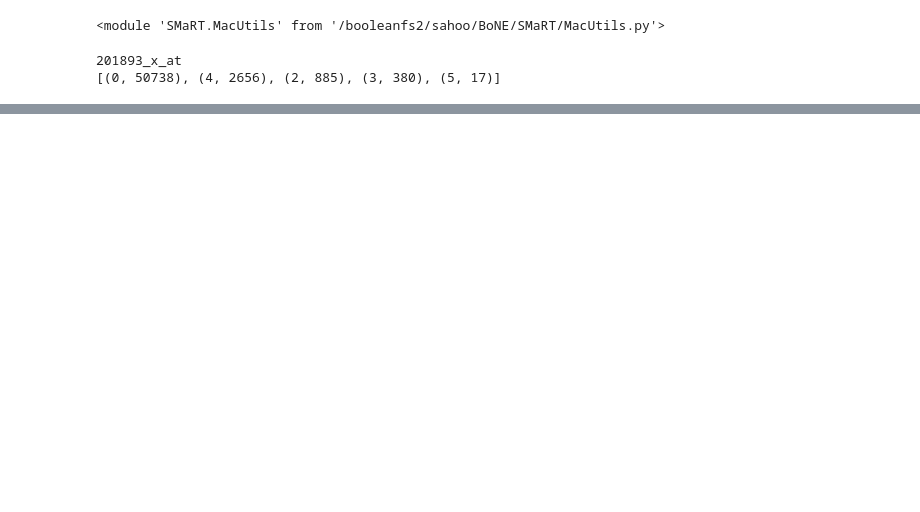
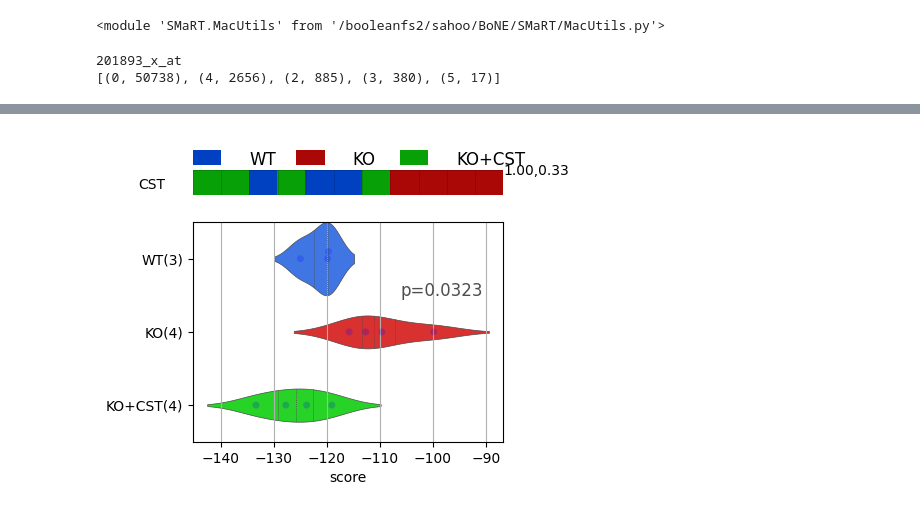
Before and after one commit to sahoo00/Heart, a Jupyter notebook: CST-KO-Heart.ipynb, the cells around one changed output, grey strips where cells are left out. Cells and saved outputs as stored; diff of their text form; code cells hidden in the pictures; blank space fills up the shorter version.

```diff
--- a/CST-KO-Heart.ipynb
+++ b/CST-KO-Heart.ipynb
@@ -160,0 +129,87 @@ print([(k, len(tyres[k])) for k in tyres])
+# %%
+import bone
+reload(bone)
+import Datasets
+reload(Datasets)
+cfile = "data/sm-heart-w-ko-diff.txt"
+df = mut.pd.read_csv(cfile, sep="\t", header=None)
+df.columns=["ID", "Name", "T", "P", "Diff"]
+df2 = df[(df['T'] < -1)]
+cfile = "data/sm-heart-ko-cst-diff.txt"
+df = mut.pd.read_csv(cfile, sep="\t", header=None)
+df.columns=["ID", "Name", "T", "P", "Diff"]
+df3 = df[(df['T'] > 1)]
+cfile = "data/sm-heart-w-cst-diff.txt"
+df = mut.pd.read_csv(cfile, sep="\t", header=None)
+df.columns=["ID", "Name", "T", "P", "Diff"]
+df4 = df[(abs(df['T']) < 2)]
+deg1 = bone.getGroupsHs([list(df2['Name'].values)])[0]
+deg2 = bone.getGroupsHs([list(df3['Name'].values)])[0]
+deg3 = bone.getGroupsHs([list(df4['Name'].values)])[0]
+deg = set(deg1).intersection(deg2).intersection(deg3)
+ana = bone.IBDAnalysis()
+ana.prepareData("GL1", cfile="data/explore.conf")
+dcnlolo = hu.uniq([ana.h.getSimpleName(k) for k in dcres[2]])
+dcnlolo = [i for i in dcnlolo if i != '---']
+names = list(set(deg).intersection(dcnlolo))
+print(len(names), ' '.join(names))
+wt1, l1 = [1], [names]
+mut.acolor = ['#0041C2', '#AA0707', '#07A007']
+bone.acolor = ['#0041C2', '#AA0707', '#07A007']
+ana = bone.IBDAnalysis()
+ana.getSMheart()
+ana.orderData(l1, wt1)
+fig = mut.plotViolinBar(ana, 'CST')
+ana.printAllPvals()
+
+ana.getMorley2019(2)
+ana.orderData(l1, wt1)
+fig = mut.plotViolinBar(ana, ana.h.getSource())
+ana.printAllPvals()
+
+ana.getHannenhalli2006()
+ana.orderData(l1, wt1)
+fig = mut.plotViolinBar(ana, ana.h.getSource())
+ana.printAllPvals()
+
+def plotBar(ana, ax, l1, wt1):
+    ana.orderData(l1, wt1)
+    params = {'spaceAnn': len(ana.order)/len(ana.atypes),
+              'tAnn': 1, 'widthAnn':1, 'acolor': bone.acolor,
+              'w': 5, 'h': 0.8, 'atypes': ana.atypes ,'cval': ana.cval, 'ax': ax}
+    ax = ana.printTitleBar(params)
+    ax.text(-1, 2, ana.h.getSource() + f"({len(ana.state[0])},{len(ana.state[1])})",
+            horizontalalignment='right', verticalalignment='center')
+    actual = [1 if ana.aval[i] >= 1 else 0 for i in ana.i1]
+    score = [ana.f_ranks[i - ana.start] for i in ana.i1]
+    fpr, tpr, thrs = bone.roc_curve(actual, score, pos_label=1)
+    v1 = [ana.f_ranks[i-2] for i in ana.state[0]]
+    v2 = [ana.f_ranks[i-2] for i in ana.state[1]]
+    m1 = bone.np.mean(v1)
+    m2 = bone.np.mean(v2)
+    sd = bone.np.std(v1 + v2)
+    if sd == 0:
+        sd = 1
+    es = abs(m2 - m1)/sd
+    t, p = bone.ttest_ind(v1,v2, equal_var=False)
+    roc_auc = "%.2f %.3g" % (bone.auc(fpr, tpr), p)
+    ax.text(len(ana.cval[0]), 2, roc_auc)
+    return ax
+
+fig,axes = bone.plt.subplots(ncols=1, nrows=7, figsize=(4,5), dpi=100)
+ana = bone.IBDAnalysis()
+ana.getKatoh2025Heart() # Works
+ax = plotBar(ana, axes[0], l1, wt1)
+ana.getRen2020Mm(2) #Works
+ax = plotBar(ana, axes[1], l1, wt1)
+ana.getDeMasi2024Mm(2) # Works
+ax = plotBar(ana, axes[2], l1, wt1)
+ana.getGrueter2025heartMm() # Works
+ax = plotBar(ana, axes[3], l1, wt1)
+ana.getPavelec2025heartMm(2) # Works
+ax = plotBar(ana, axes[4], l1, wt1)
+ana.getBakshi2025heartMm(2) # Works
+ax = plotBar(ana, axes[5], l1, wt1)
+ana.getPeng2020htnRt(2) #Works
+ax = plotBar(ana, axes[6], l1, wt1)
+# %% [output]
@@ -160,0 +250 @@ print([(k, len(tyres[k])) for k in tyres])
+[figure, added]
```
Also changed, not shown: parts of 15 cells of this notebook, 6 other files.
